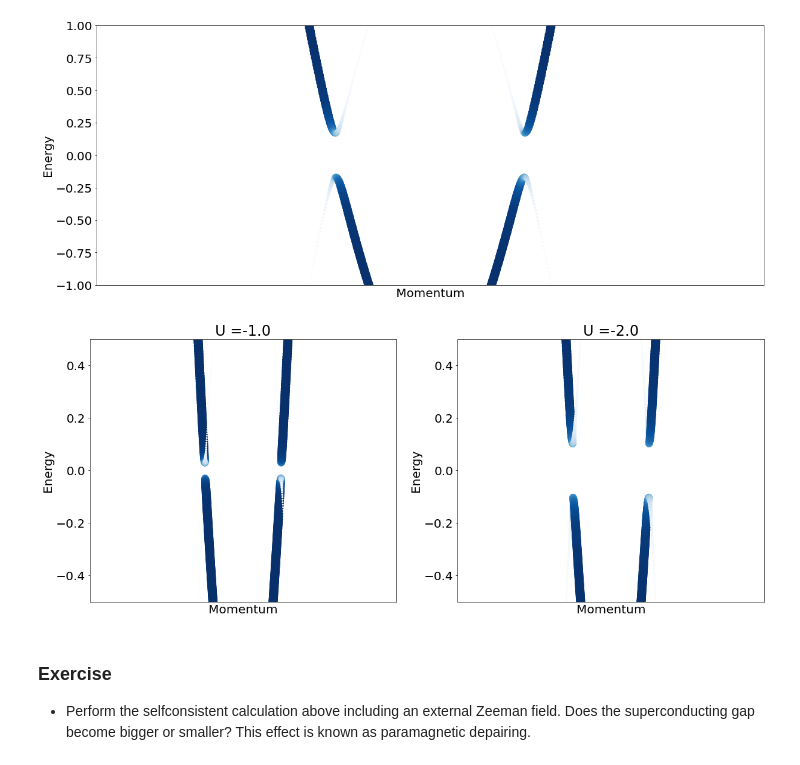
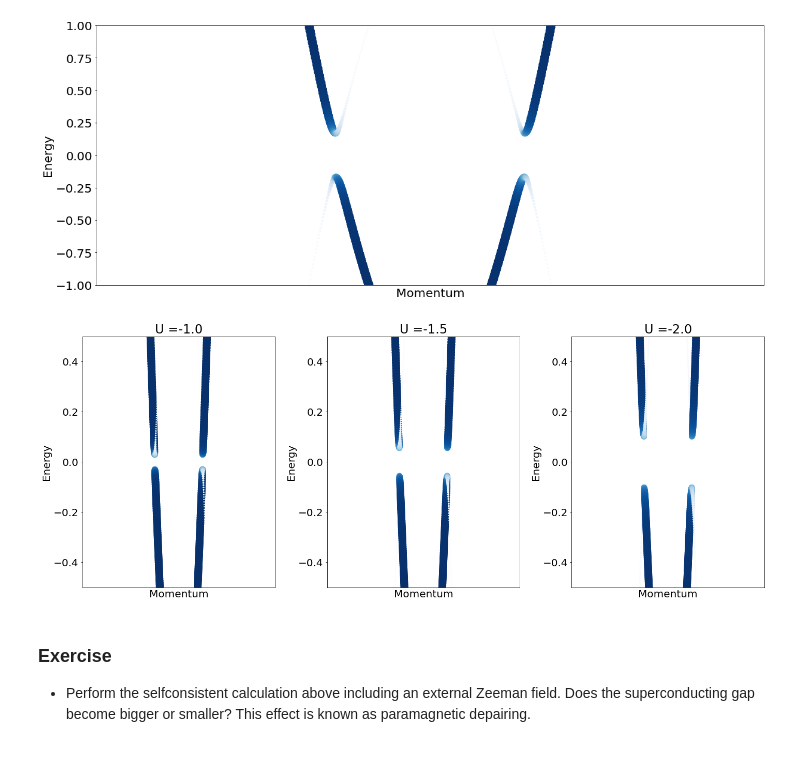
Before and after one commit to joselado/jyvaskyla_summer_school_2022, a Jupyter notebook: sessions/session2.ipynb, the cells around one changed output. Cells and saved outputs as stored; diff of their text form; code cells hidden in the pictures.

```diff
--- a/sessions/session2.ipynb
+++ b/sessions/session2.ipynb
@@ -113,20 +113,22 @@ plt.xticks([]) ; plt.ylim([-1,1]) # plot
 # %%
 # We now compare the band structure for different interaction strength
 g = geometry.square_lattice() # generate a square lattice
 h = g.get_hamiltonian() # generate the Hamiltonian
 h.setup_nambu_spinor() # setup the nambu spinor
-Us = [-1.0,-2.0]
+Us = [-1.0,-1.5,-2.0]
 iu = 0
 # h.add_exchange([0.,0.,0.1]) # to add a Zeeman field
 for U in Us: # loop over interaction strength
     hscf = h.get_mean_field_hamiltonian(U=U,filling=0.1,nk=10,mix=0.9,mf="swave")
     # first, let us see how the band structure looks like
     (k,e,c) = hscf.get_bands(operator="electron",nk=2000) # compute band structure
     plt.subplot(1,len(Us),iu+1) ; iu += 1
     plt.scatter(k,e,c=c,s=200*c,cmap="Blues") ; plt.xlabel("Momentum") ; plt.ylabel("Energy")
     plt.xticks([]) ; plt.ylim([-.5,.5]) ; plt.title("U ="+str(U)) # plot
+
+plt.tight_layout()
 # %% [output]
-[figure, old version]
+[figure, new version]
 # %% [markdown]
 ### Exercise
 - Perform the selfconsistent calculation above including an external Zeeman field. Does the superconducting gap become bigger or smaller? This effect is known as paramagnetic depairing.
```
Also changed, not shown: parts of 2 cells of this notebook, 2 other files.
